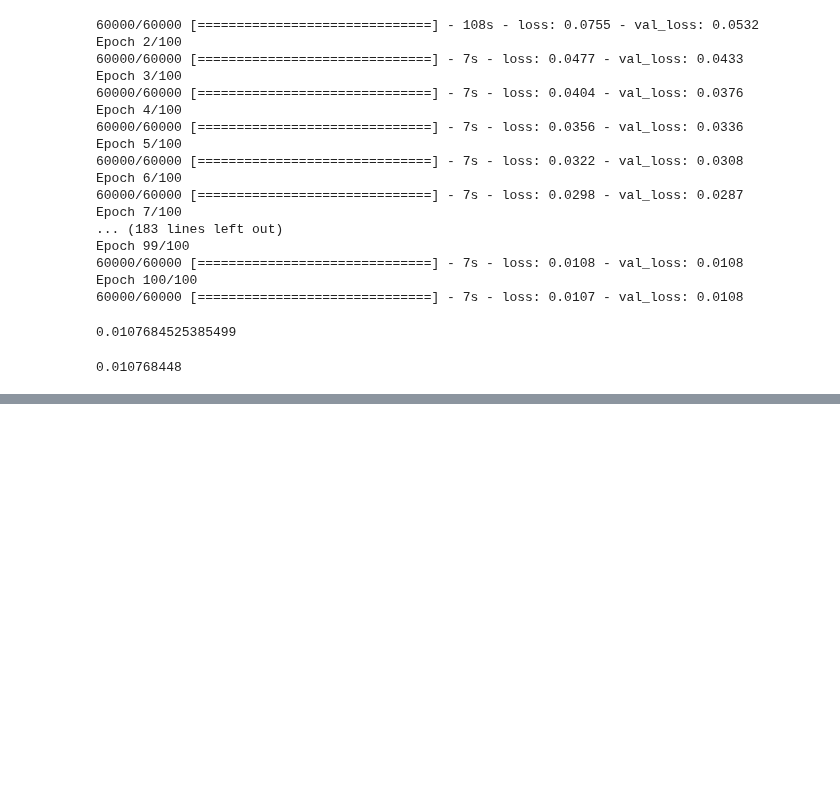
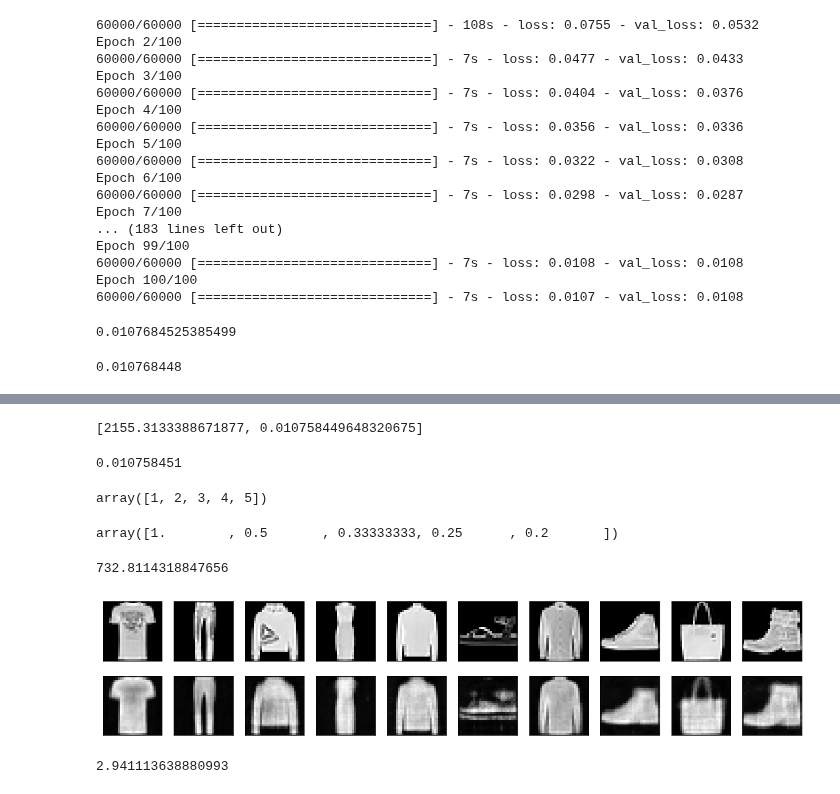
Before and after one commit to PonchonB/Mathematical_Morphologies_And_Deep_Learning, a Jupyter notebook: Notebooks/CUDAserverEnvironment.ipynb, the cells around one changed output, grey strips where cells are left out. Saved outputs shown, nothing was run; the diff lists cells and outputs as text; code cells hidden in the pictures; blank space fills up the shorter version.

```diff
--- a/Notebooks/CUDAserverEnvironment.ipynb
+++ b/Notebooks/CUDAserverEnvironment.ipynb
@@ -191,0 +469,2 @@ mse
+# %%
+AE_kl.train(x_train, X_val=x_test)
@@ -191,0 +489,11 @@ mse
+# %%
+recerr = AE_kl.reconstruction_error(x_test)
+recerr
+# %% [output]
+[2155.3133388671877, 0.010758449648320675]
+# %%
+x_rec_test = AE_kl.reconstruction(x_test)
+mse = np.mean((x_rec_test - x_test)**2)
+mse
+# %% [output]
+0.010758451
@@ -191,0 +506,20 @@ mse
+# %%
+np.arange(5)+1
+# %% [output]
+array([1, 2, 3, 4, 5])
+# %%
+1./np.arange(1,6)
+# %% [output]
+array([1.        , 0.5       , 0.33333333, 0.25      , 0.2       ])
+# %%
+beta*np.sum(val)
+# %% [output]
+732.8114318847656
+# %%
+AE_kl.plot_reconstructions(x_small)
+# %% [output]
+[figure, added]
+# %%
+recerr[0]/(beta*np.sum(val) + recerr[1])
+# %% [output]
+2.941113638880993
```
Also changed, not shown: parts of 46 cells of this notebook, 10 other files.
